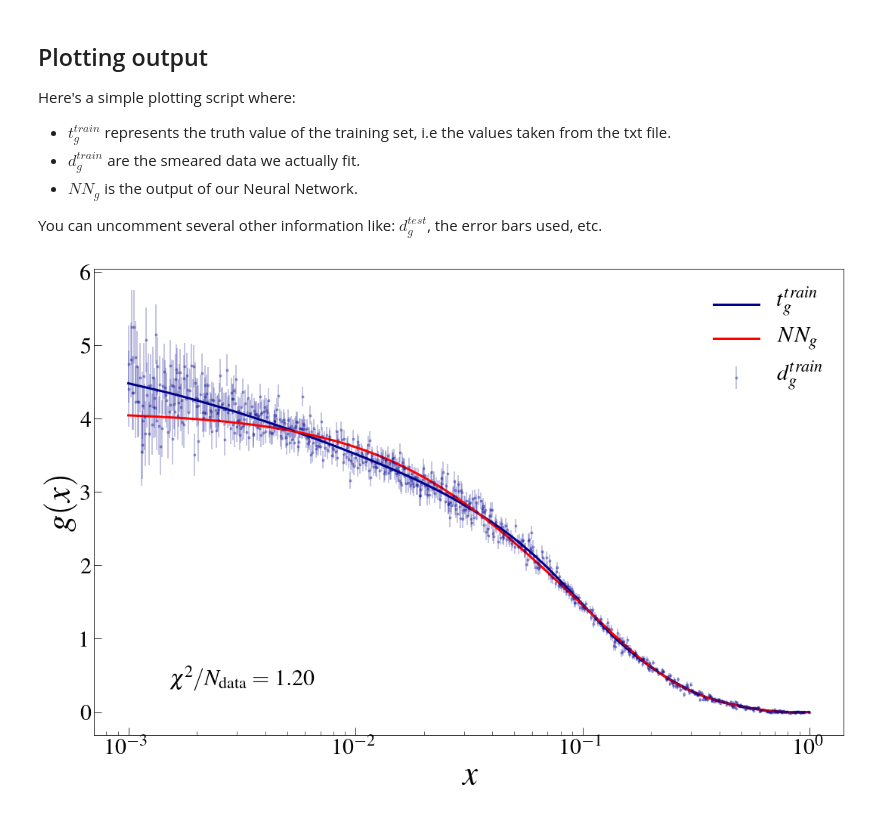
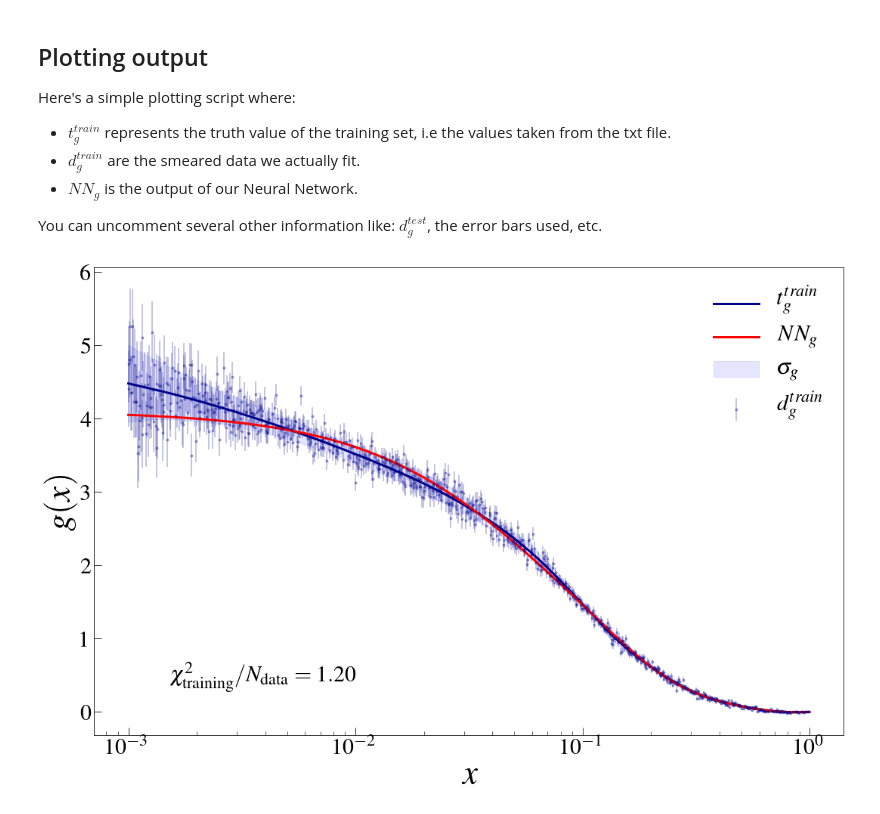
Before and after one commit to LHCfitNikhef/ML4PA, a Jupyter notebook: tutorials/tutorial2/Tutorial2a-NonLinearRegression-NeuralNet.ipynb, the cells around one changed output. Drawn from its saved outputs; the diff is of its cells as text; code cells hidden in the pictures.

```diff
--- a/tutorials/tutorial2/Tutorial2a-NonLinearRegression-NeuralNet.ipynb
+++ b/tutorials/tutorial2/Tutorial2a-NonLinearRegression-NeuralNet.ipynb
@@ -116,13 +118,20 @@ from tensorflow.keras import layers
 class TF_Model(keras.Model):
 
     def __init__(self,n_features,n_neurons,n_outputs,name=None):
+
         super(TF_Model, self).__init__(name=name)
         tf.random.set_seed(42) # Set seed for parameter initialization
+
+        # Hidden layer 1
         self.hidden1 = layers.Dense(n_neurons, activation='sigmoid',input_shape=[n_features])
+        # Output layer
         self.output1 = layers.Dense(n_outputs)
 
-    def call(self, x):
+    def __call__(self, x):
+
+        # Evaluate hidden layer
         x = self.hidden1(x)
+        # Evaluate and return output
         return self.output1(x)
 # %%
 ##################################################################
@@ -324,36 +339,37 @@ chi2_per_Ndata = loss_function(prediction_values,train_y,train_sigma).numpy()/N_
 
 # Plot results
 
 plt.figure(figsize=(15,10))
 ax = plt.subplot(111)
 ax.plot(df_train["x"],df_train["gluon_cv"],color='darkblue',label='$t_{g}^{train}$', lw=3)
 #ax.plot(df_test["x"],df_test["gluon_cv"],color='darkgreen',label='$t_{g}^{test}$',alpha=0.3)
 
 #ax.scatter(df_train["x"],train_y.numpy(), marker="o", color='darkblue',alpha=1.,label='$d_{g}^{train}$')
 #ax.scatter(df_test["x"],test_y.numpy(),marker="o",  color = 'darkgreen',alpha=1.,label='$d_{g}^{test}$')
 
 ax.errorbar(df_train["x"],train_y.numpy(),yerr=train_sigma.numpy(),fmt='.',
             color='darkblue',label='$d_{g}^{train}$',alpha=0.3)
-#ax.errorbar(df_test["x"],test_y.numpy(),yerr=test_sigma.numpy(),color='darkgreen',label='$d_{g}^{test}$',alpha=0.3)
+#ax.errorbar(df_test["x"],test_y.numpy(),yerr=test_sigma.numpy(),fmt='.',
+#            color='darkgreen',label='$d_{g}^{test}$',alpha=0.5)
 
 ax.plot(df_train["x"],prediction_values.numpy(),color='red',label='$NN_{g}$', lw=3)
-#ax.fill_between(df_train["x"],df_train["gluon_cv"]+df_train["gluon_sd"],
-#                df_train["gluon_cv"]-df_train["gluon_sd"] ,color='blue',
-#                alpha=0.3, label='$\sigma_{g}$')
+ax.fill_between(df_train["x"],df_train["gluon_cv"]+df_train["gluon_sd"],
+                df_train["gluon_cv"]-df_train["gluon_sd"] ,color='blue',
+                alpha=0.1, label='$\sigma_{g}$')
 
 #df_train.plot(kind='line',x='x',y=['gluon_cv'], yerr='gluon_sd',color=['red'], ax=ax)
 
-ax.text(0.1,0.1,r'$\chi^2/N_{\rm data} = %.2f$'%chi2_per_Ndata,fontsize=30,transform=ax.transAxes)
+ax.text(0.1,0.1,r'$\chi^2_{\rm training}/N_{\rm data} = %.2f$'%chi2_per_Ndata,fontsize=30,transform=ax.transAxes)
 
 # Plot settings
 ax.set_xscale('log')
 ax.set_ylabel(r'$g(x)$',fontsize=45)
 ax.set_xlabel(r'$x$',fontsize=45)
 ax.legend(loc='best',fontsize=30,frameon=False)
 ax.tick_params(which='both',direction='in',labelsize=30)
 ax.tick_params(which='major',length=10)
 ax.tick_params(which='minor',length=5)
 plt.tight_layout()
 plt.show()
 # %% [output]
-[figure, old version]
+[figure, new version]
```
Also changed, not shown: parts of 7 cells of this notebook.
